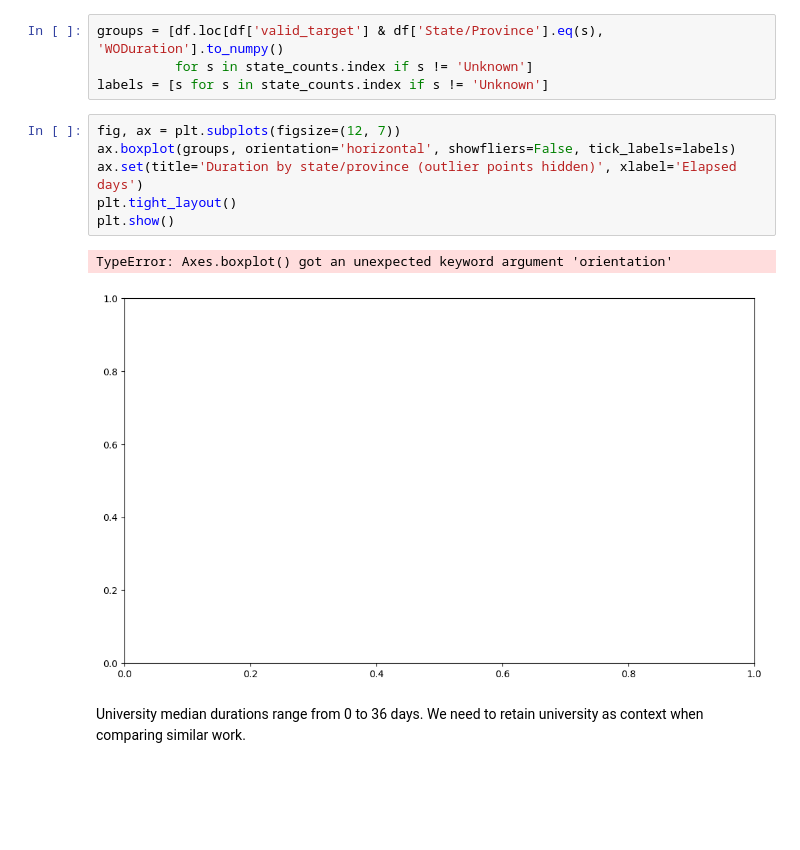
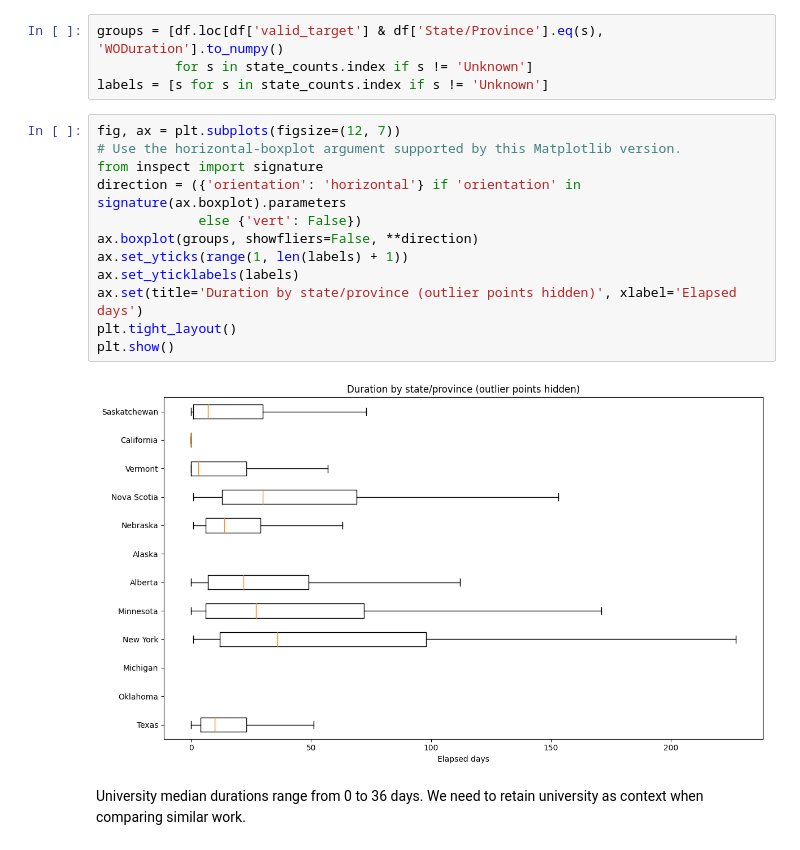
Before and after one commit to nickens-dev/fmucd_analysis, a Jupyter notebook: data_exp.ipynb, the cells around one changed output. Saved outputs shown, nothing was run; the diff lists cells and outputs as text; blank space fills up the shorter version.

```diff
--- a/data_exp.ipynb
+++ b/data_exp.ipynb
@@ -299,13 +299,18 @@ groups = [df.loc[df['valid_target'] & df['State/Province'].eq(s), 'WODuration'].
 labels = [s for s in state_counts.index if s != 'Unknown']
 # %%
 fig, ax = plt.subplots(figsize=(12, 7))
-ax.boxplot(groups, orientation='horizontal', showfliers=False, tick_labels=labels)
+# Use the horizontal-boxplot argument supported by this Matplotlib version.
+from inspect import signature
+direction = ({'orientation': 'horizontal'} if 'orientation' in signature(ax.boxplot).parameters
+             else {'vert': False})
+ax.boxplot(groups, showfliers=False, **direction)
+ax.set_yticks(range(1, len(labels) + 1))
+ax.set_yticklabels(labels)
 ax.set(title='Duration by state/province (outlier points hidden)', xlabel='Elapsed days')
 plt.tight_layout()
 plt.show()
 # %% [output]
-TypeError: Axes.boxplot() got an unexpected keyword argument 'orientation'
-[figure, old version]
+[figure, new version]
 # %% [markdown]
 University median durations range from 0 to 36 days. We need to retain university as context when comparing similar work.
 # %% [markdown]
```
Also changed, not shown: parts of 23 cells of this notebook, 13 other files.
